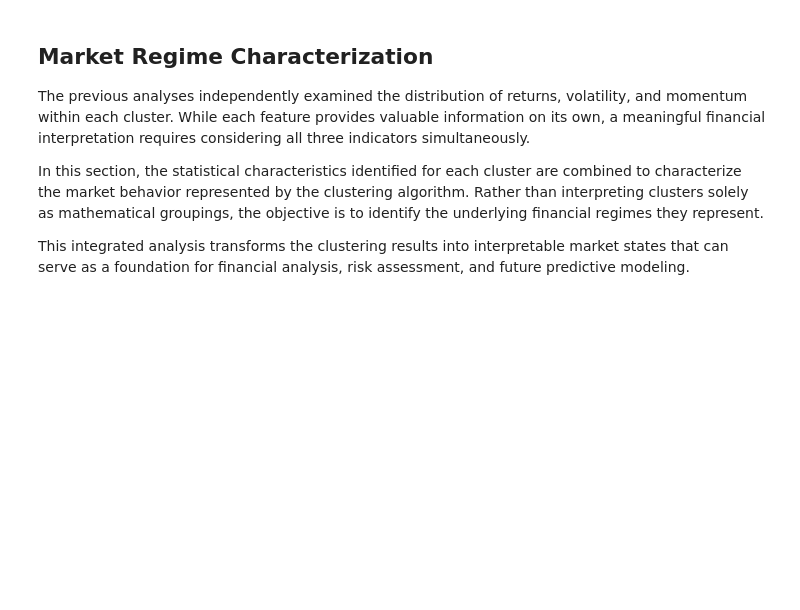
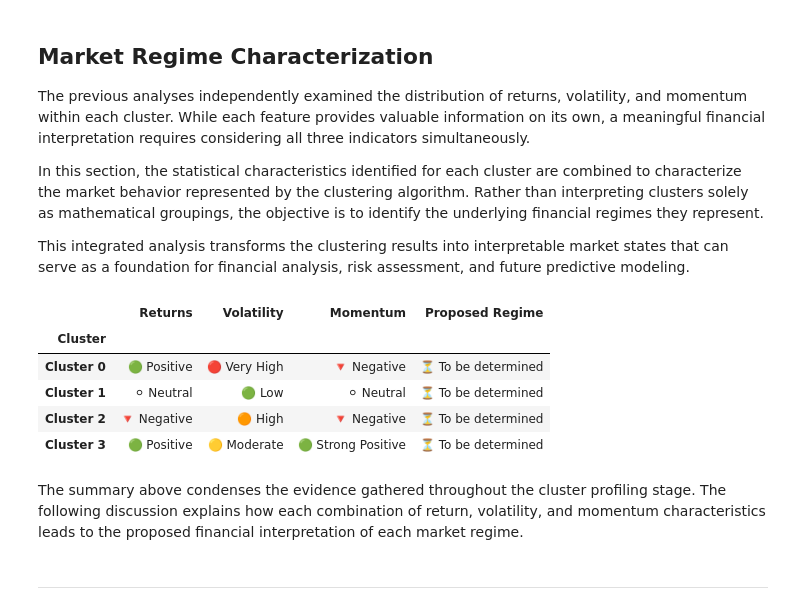
Before and after one commit to GaelRendon/Financial-market-regime-detetcion-system, a Jupyter notebook: norebooks/05_clustering.ipynb, the cells around one changed output. Drawn from its saved outputs; the diff is of its cells as text; code cells hidden in the pictures; blank space fills up the shorter version.

```diff
--- a/norebooks/05_clustering.ipynb
+++ b/norebooks/05_clustering.ipynb
@@ -1480,3 +1480,53 @@ The previous analyses independently examined the distribution of returns, volati
 In this section, the statistical characteristics identified for each cluster are combined to characterize the market behavior represented by the clustering algorithm. Rather than interpreting clusters solely as mathematical groupings, the objective is to identify the underlying financial regimes they represent.
 
 This integrated analysis transforms the clustering results into interpretable market states that can serve as a foundation for financial analysis, risk assessment, and future predictive modeling.
+# %%
+# ==========================================
+# Summary of Cluster Characteristics
+# ==========================================
+
+cluster_summary = pd.DataFrame({
+    "Cluster": [
+        "Cluster 0",
+        "Cluster 1",
+        "Cluster 2",
+        "Cluster 3"
+    ],
+    "Returns": [
+        "🟢 Positive",
+        "⚪ Neutral",
+        "🔻 Negative",
+        "🟢 Positive"
+    ],
+    "Volatility": [
+        "🔴 Very High",
+        "🟢 Low",
+        "🟠 High",
+        "🟡 Moderate"
+    ],
+    "Momentum": [
+        "🔻 Negative",
+        "⚪ Neutral",
+        "🔻 Negative",
+        "🟢 Strong Positive"
+    ],
+    "Proposed Regime": [
+        "⏳ To be determined",
+        "⏳ To be determined",
+        "⏳ To be determined",
+        "⏳ To be determined"
+    ]
+})
+
+cluster_summary.set_index("Cluster")
+# %% [output]
+|  | Returns | Volatility | Momentum | Proposed Regime |
+| Cluster |  |  |  |  |
+| Cluster 0 | 🟢 Positive | 🔴 Very High | 🔻 Negative | ⏳ To be determined |
+| Cluster 1 | ⚪ Neutral | 🟢 Low | ⚪ Neutral | ⏳ To be determined |
+| Cluster 2 | 🔻 Negative | 🟠 High | 🔻 Negative | ⏳ To be determined |
+| Cluster 3 | 🟢 Positive | 🟡 Moderate | 🟢 Strong Positive | ⏳ To be determined |
+# %% [markdown]
+The summary above condenses the evidence gathered throughout the cluster profiling stage. The following discussion explains how each combination of return, volatility, and momentum characteristics leads to the proposed financial interpretation of each market regime.
+# %% [markdown]
+-----
```
Also changed, not shown: parts of 2 cells of this notebook.
